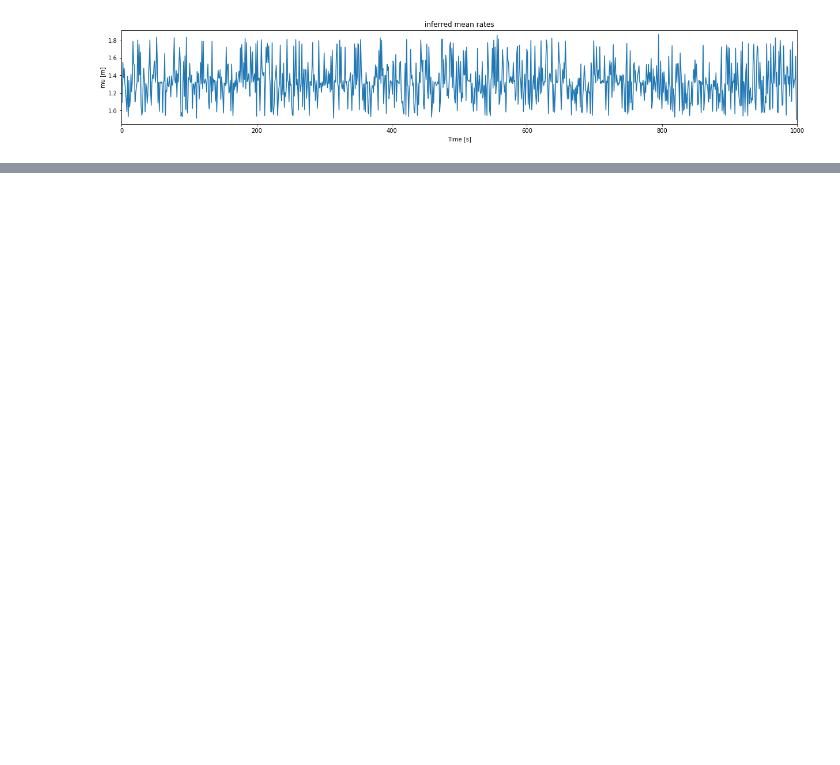
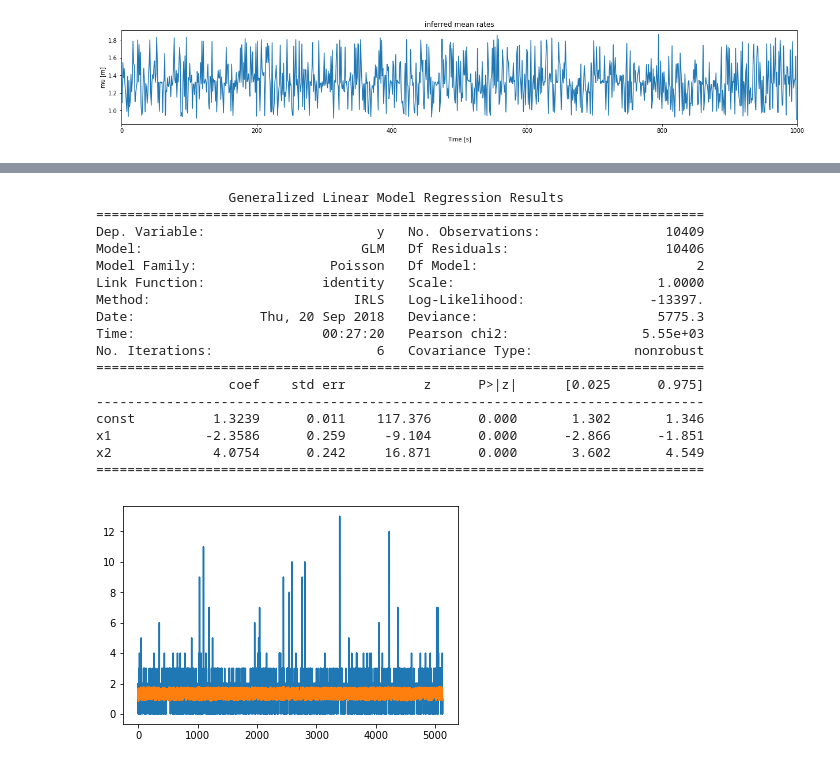
Before and after one commit to zqwei/Janelia-Lectures, a Jupyter notebook: 2018-Machine_learning/lecture_2/NeuralML.ipynb, the cells around one changed output, grey strips where cells are left out. Cells and saved outputs as stored; diff of their text form; code cells hidden in the pictures; blank space fills up the shorter version.

```diff
--- a/2018-Machine_learning/lecture_2/NeuralML.ipynb
+++ b/2018-Machine_learning/lecture_2/NeuralML.ipynb
@@ -555,0 +578,33 @@ plt.tight_layout()
+# %%
+# center data
+Y_centered = Y-Y.mean(axis = 0)
+# don't forget to add a bias term
+Y_cart = augment_data(Y_centered)
+X_train, X_test, y_train, y_test = train_test_split(X[:,154], Y_cart, test_size=0.33, random_state=0)
+poisson_model = sm.GLM(X_train, y_train,family=sm.families.Poisson(sm.genmod.families.links.identity))
+results = poisson_model.fit()
+rate_pred = results.predict(Y_cart_dummy)
+rate_pred = rate_pred.reshape([xx_cart_coord.shape[0],-1])
+data = [X_train, X_test, y_train, y_test]
+plt.plot(X_test)
+plt.plot(results.predict(y_test))
+print(results.summary())
+# %% [output]
+                 Generalized Linear Model Regression Results
+==============================================================================
+Dep. Variable:                      y   No. Observations:                10409
+Model:                            GLM   Df Residuals:                    10406
+Model Family:                 Poisson   Df Model:                            2
+Link Function:               identity   Scale:                          1.0000
+Method:                          IRLS   Log-Likelihood:                -13397.
+Date:                Thu, 20 Sep 2018   Deviance:                       5775.3
+Time:                        00:27:20   Pearson chi2:                 5.55e+03
+No. Iterations:                     6   Covariance Type:             nonrobust
+==============================================================================
+                 coef    std err          z      P>|z|      [0.025      0.975]
+------------------------------------------------------------------------------
+const          1.3239      0.011    117.376      0.000       1.302       1.346
+x1            -2.3586      0.259     -9.104      0.000      -2.866      -1.851
+x2             4.0754      0.242     16.871      0.000       3.602       4.549
+==============================================================================
+[figure, added]
```
Also changed, not shown: parts of 16 cells of this notebook, 1 other file.
